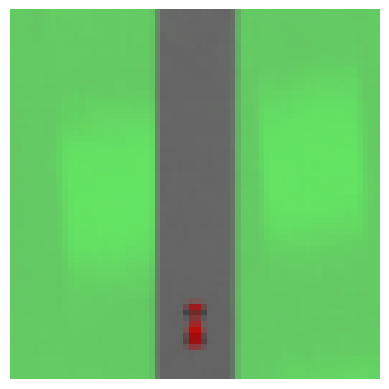
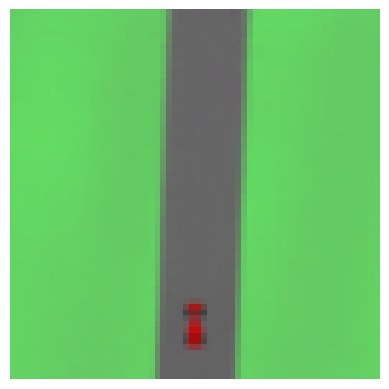
The change to this notebook cell's code, shown as a diff; its figure went from the first image to the second:
--- before
+++ after
@@ -2,7 +2,9 @@
 import matplotlib.pyplot as plt
 
-vae, step = load_vae_checkpoint("../experiments/sigma1_vae")
+from wm.utils import load_vae_checkpoint
 
-gaussian = jax.random.normal(jax.random.key(6), shape=(32))
+vae, step = load_vae_checkpoint("../experiments/sigma1_vae2")
+
+gaussian = jax.random.normal(jax.random.key(14), shape=(32))
 img = vae.decode(gaussian)
 plt.imshow(img)

Commit: notebook stuff